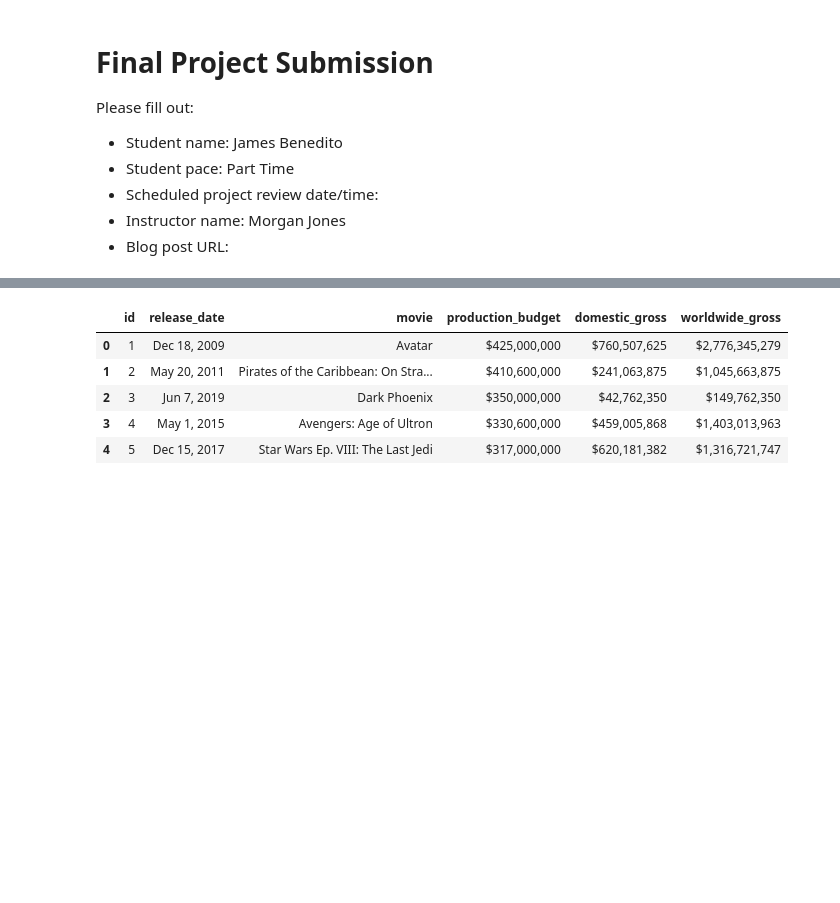
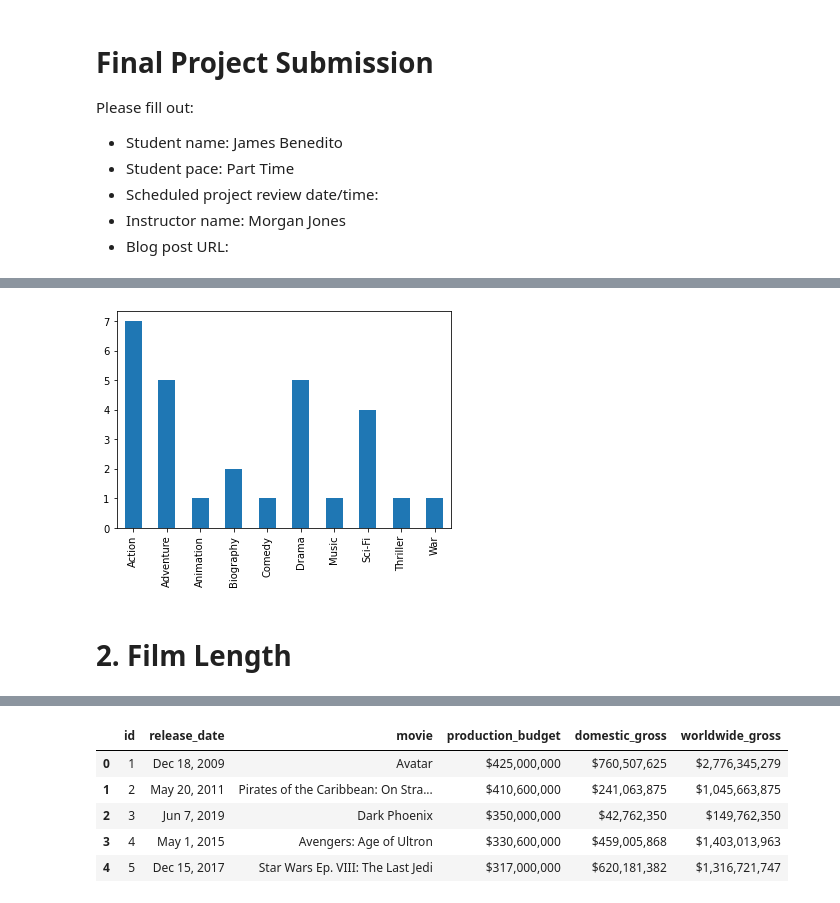
Before and after one commit to jbenedito99/dsc-phase-1-project-v2-4, a Jupyter notebook: student.ipynb, the cells around one changed output, grey strips where cells are left out. Saved outputs shown, nothing was run; the diff lists cells and outputs as text; code cells hidden in the pictures; blank space fills up the shorter version.

```diff
--- a/student.ipynb
+++ b/student.ipynb
@@ -57,0 +135,14 @@ movie_basics_df.head()
+# %%
+# Top 10 movies with the highest average rating and their genres
+# Filtered by number of votes (greater than 100,000)
+q = """
+SELECT genres AS Genres, averagerating AS Average_Rating, numvotes AS Number_of_Votes, start_year AS Year
+FROM movie_basics
+JOIN movie_ratings
+    USING(movie_id)
+WHERE Number_of_Votes > 100000
+ORDER BY Average_Rating DESC
+LIMIT 10
+"""
+rating_by_genre_top10 = pd.read_sql(q, conn)
+rating_by_genre_top10
@@ -57,0 +161,4 @@ movie_basics_df.head()
+# %%
+# Splitting apart genres for Top 10 rated movies and creating new table
+genres_split_top10 = rating_by_genre_top10['Genres'].str.split(pat = ',', expand=True)
+genres_split_top10
@@ -57,0 +177,4 @@ movie_basics_df.head()
+# %%
+# Renaming columns in genres_split_top10 table
+genres_split_top10_renamed = genres_split_top10.set_axis(['Genre 1', 'Genre 2', 'Genre 3'], axis=1, inplace=False)
+genres_split_top10_renamed
@@ -57,0 +193,8 @@ movie_basics_df.head()
+# %%
+# Counting the appearance of each genre in Top 10-rated movies
+Genre_1 = genres_split_top10_renamed['Genre 1'].value_counts()
+Genre_2 = genres_split_top10_renamed['Genre 2'].value_counts()
+Genre_3 = genres_split_top10_renamed['Genre 3'].value_counts()
+Genre_1_2_added = Genre_1.add(Genre_2, fill_value=0) # fill_value takes care of null values
+added_genres = Genre_3.add(Genre_1_2_added, fill_value=0)
+added_genres
@@ -57,0 +213,7 @@ movie_basics_df.head()
+# %%
+# Creating bar chart for number of occurrences of each genre in Top 10
+added_genres.plot.bar();
+# %% [output]
+[figure, added]
+# %% [markdown]
+# 2. Film Length
```
Also changed, not shown: parts of 33 cells of this notebook.
